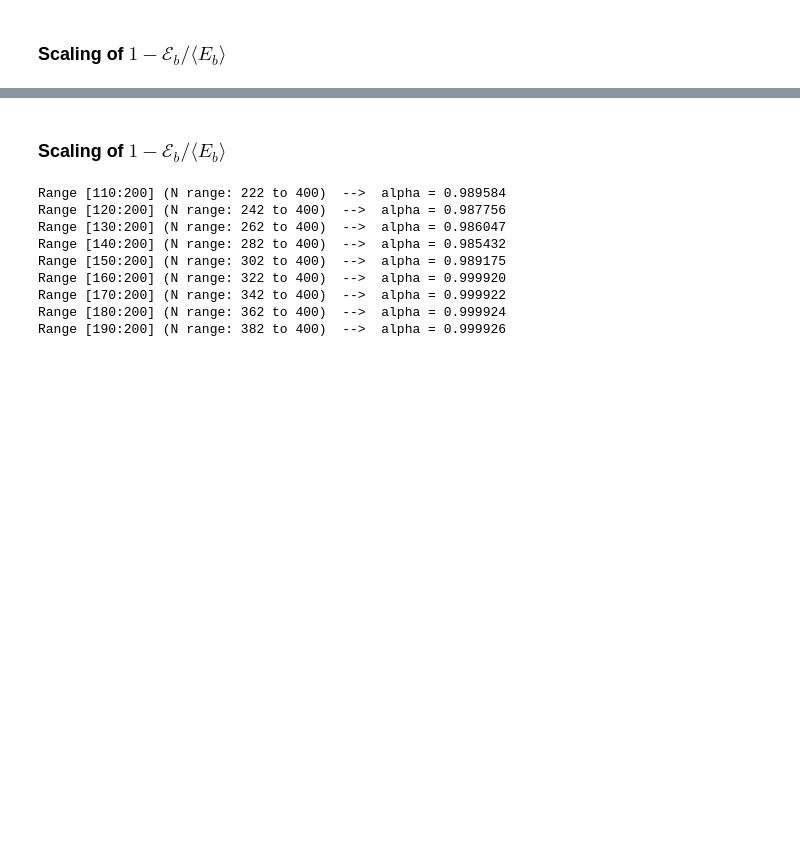
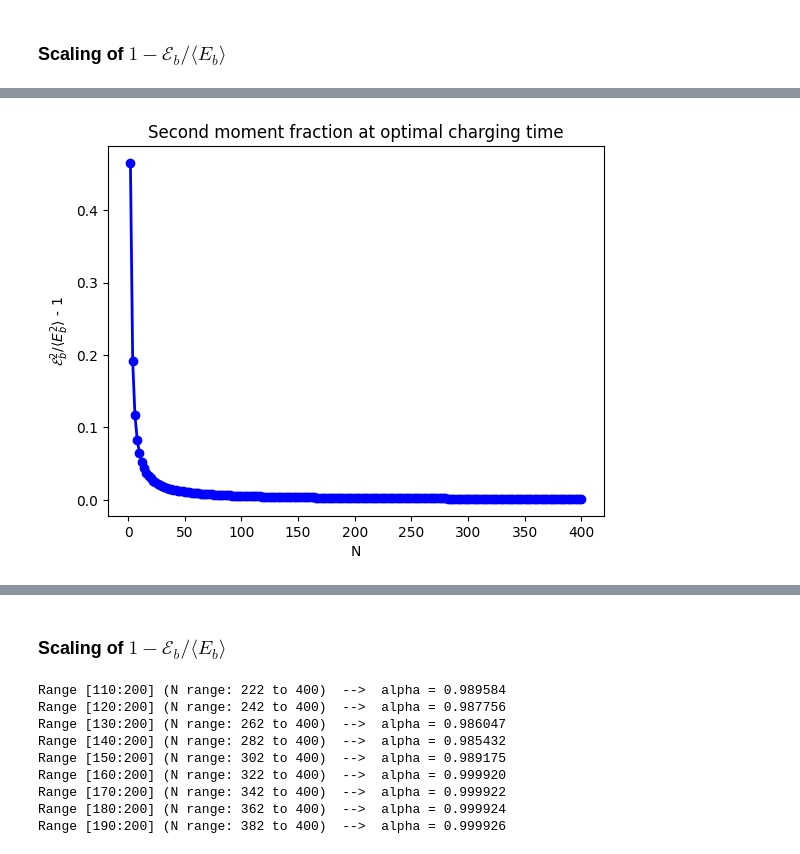
Before and after one commit to gbhanja/ERGO_FLUC_parallel_codes, a Jupyter notebook: TC_Kac_OP.ipynb, the cells around one changed output, grey strips where cells are left out. Saved outputs shown, nothing was run; the diff lists cells and outputs as text; code cells hidden in the pictures; blank space fills up the shorter version.

```diff
--- a/TC_Kac_OP.ipynb
+++ b/TC_Kac_OP.ipynb
@@ -108,3 +111,15 @@ plt.show()
+# %%
+#################################################################
+# Plot second moment fraction as a function of g for different N
+#################################################################
+
+plt.plot(N_arr, S_ratio - 1, 'o-', color='blue', linewidth=2)
+plt.xlabel("N")
+plt.ylabel(r"$\mathcal{E}_b^{2}/ \langle E_b^{2} \rangle$ - 1")
+plt.title("Second moment fraction at optimal charging time")
+plt.show()
+# %% [output]
+[figure, added]
 # %%
 ######################################################
 # Plot fluctuations as a function of g for different N
```
Also changed, not shown: parts of 13 cells of this notebook.
